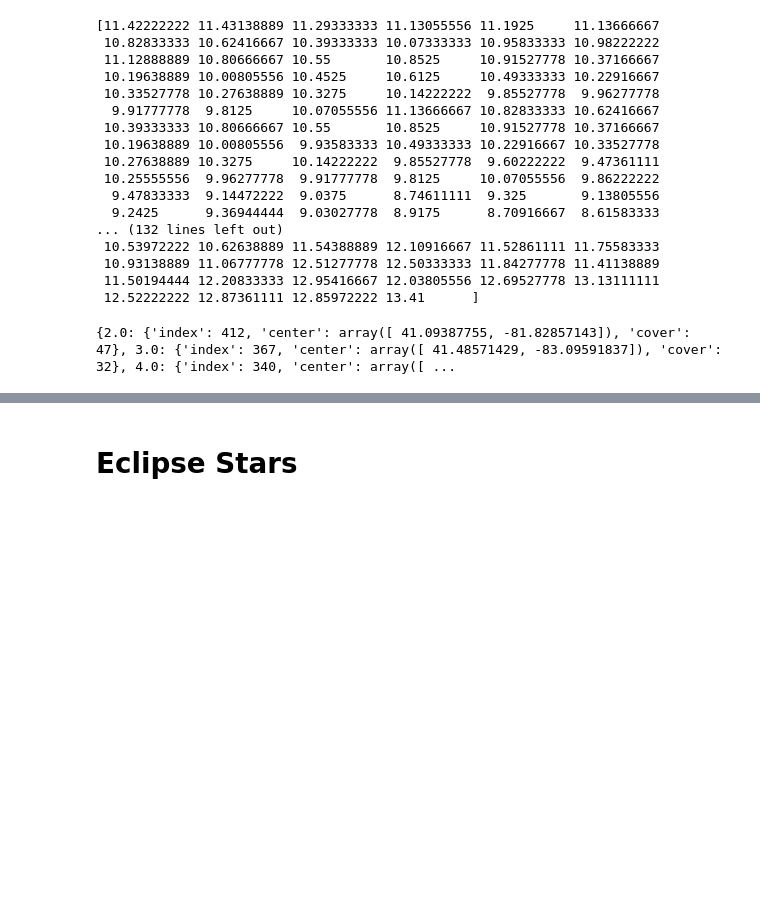
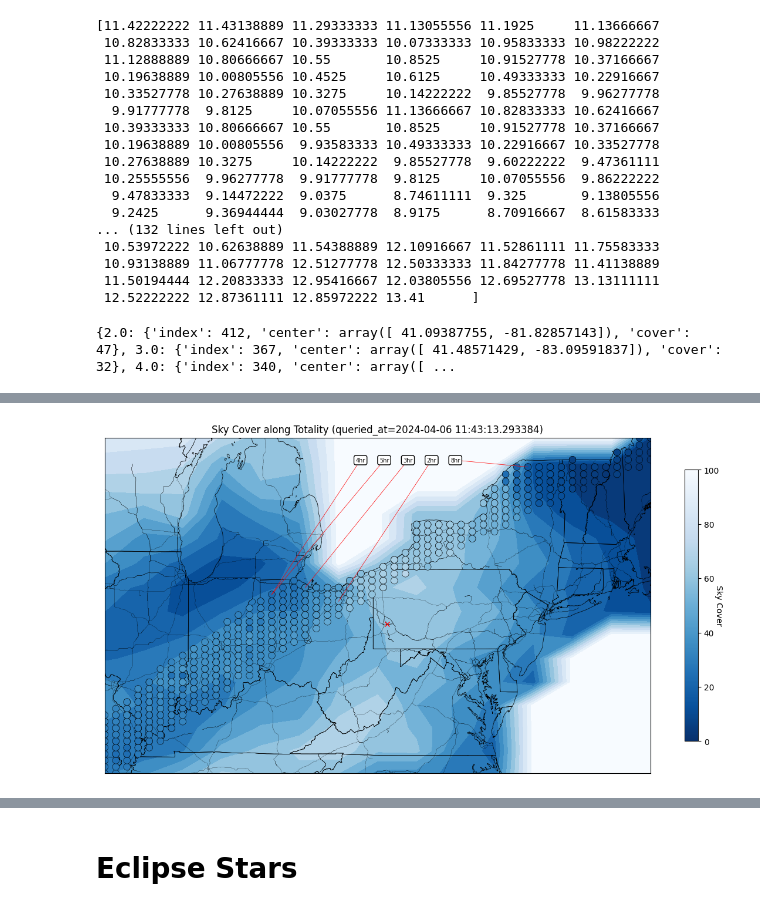
Before and after one commit to mattlangford/astropy-playground, a Jupyter notebook: astro.ipynb, the cells around one changed output, grey strips where cells are left out. Cells and saved outputs as stored; diff of their text form; code cells hidden in the pictures; blank space fills up the shorter version.

Commit message:
Update how hours are drawn

```diff
--- a/astro.ipynb
+++ b/astro.ipynb
@@ -408 +408,45 @@ The best targets by hour:
 [figure]
+# %%
+# Plot the map, eclipse points, and weather
+
+from mpl_toolkits.basemap import Basemap
+import matplotlib
+
+plt.figure(figsize=(15, 15))
+
+# Lambert Conformal map of lower 48 states.
+m = Basemap(llcrnrlon=lon_min, llcrnrlat=lat_min, urcrnrlon=lon_max, urcrnrlat=lat_max,
+            lat_0=lat_center, lon_0=lon_center, projection='merc')
+
+m.readshapefile('assets/cb_2018_us_state_500k/cb_2018_us_state_500k', 'states', drawbounds=True)
+m.readshapefile('assets/tl_2017_us_primaryroads/tl_2017_us_primaryroads', 'roads', drawbounds=True, linewidth=0.1)
+
+y, x = m(cloud_lon, cloud_lat)
+plt.contourf(y, x, cover, 15, cmap='Blues_r', vmin=0, vmax=100)
+
+y, x = m(centers[:, 1], centers[:, 0])
+mask = np.logical_and(center_covers < 100, center_traffic > 0)
+green_red = matplotlib.colors.LinearSegmentedColormap.from_list('gr',["g", "orange", "r"], N=256)
+max_hours = 8.0
+edge_colors = green_red(center_traffic[mask] / max_hours)
+plt.scatter(y[mask], x[mask], c=center_covers[mask], s=70, cmap='Blues_r', vmin=0, vmax=100, edgecolors='k', linewidth=0.4, zorder=2)
+
+cbar = plt.colorbar(shrink=0.4)
+cbar.set_label('Sky Cover', rotation=270)
+
+y, x = m(pit_lon, pit_lat)
+plt.plot(y, x, 'x', c='r')
+
+root_y, root_x = m(-81.0, 45.0)
+for duration in sorted(best_targets.keys(), key=lambda i: (best_targets[i]['center'][1], i)):
+    center = best_targets[duration]['center']
+    y, x = m(center[1], center[0])
+    text = plt.text(root_y, root_x, f'<{duration:.0f}hr', horizontalalignment='center', verticalalignment='center',
+                    fontsize=7, color='black', bbox=dict(facecolor='white', edgecolor='black', boxstyle='round'))
+    plt.plot([y, root_y], [x, root_x], c='r', linewidth=0.5)
+    root_y += 100000
+
+plt.title(f"Sky Cover along Totality (queried_at={weather_time})")
+plt.show()
+# %% [output]
+[figure, added]
```
Also changed, not shown: parts of 2 cells of this notebook, 1 other file.
